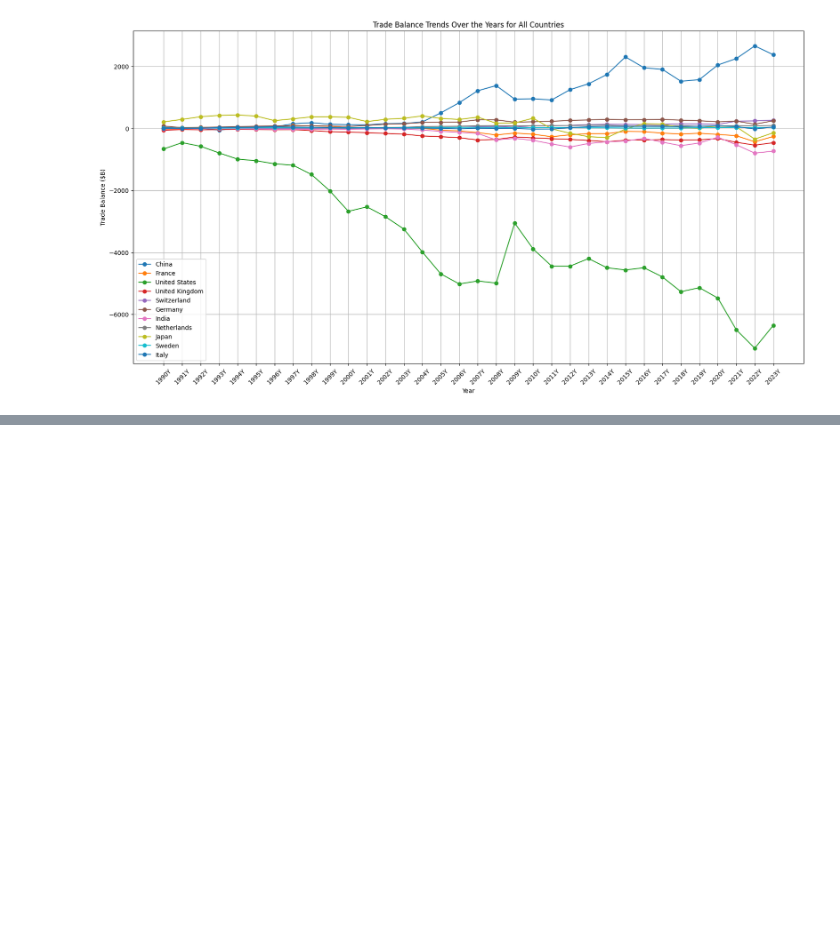
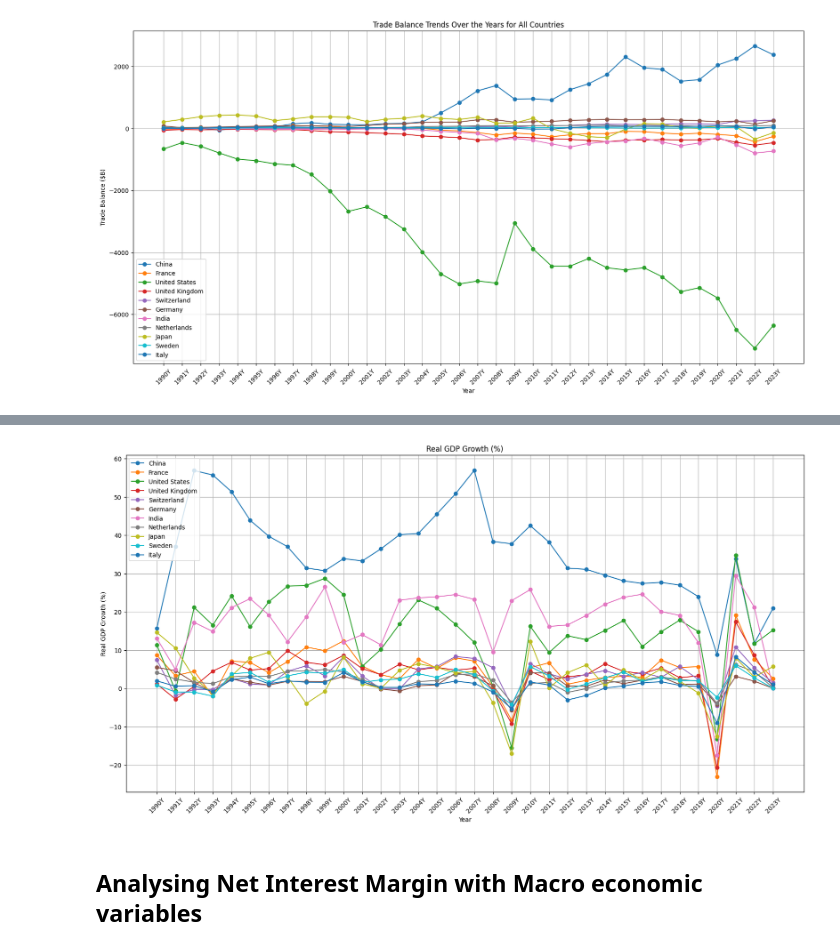
Before and after one commit to Ravi-kjain84/Articles, a Jupyter notebook: GSIB_02.ipynb, the cells around one changed output, grey strips where cells are left out. Saved outputs shown, nothing was run; the diff lists cells and outputs as text; code cells hidden in the pictures; blank space fills up the shorter version.

```diff
--- a/GSIB_02.ipynb
+++ b/GSIB_02.ipynb
@@ -68,0 +89,22 @@ plt.show()
+# %%
+# Prepare a plot for Real GDP trends for all countries
+plt.figure(figsize=(20, 10))
+
+# Plot Real GDP trends for each country
+for country in countries:
+    country_real_gdp_data = df[df['Country'] == country]
+    country_real_gdp_trends = country_real_gdp_data.groupby('Year_Id')['Real GDP Growth (%)'].sum().reset_index()
+    plt.plot(country_real_gdp_trends['Year_Id'], country_real_gdp_trends['Real GDP Growth (%)'], marker='o', label=country)
+
+# Add title and labels
+plt.title('Real GDP Growth (%)')
+plt.xlabel('Year')
+plt.ylabel('Real GDP Growth (%)')
+plt.xticks(rotation=45)
+plt.legend()
+plt.grid(True)
+plt.show()
+# %% [output]
+[figure, added]
+# %% [markdown]
+## Analysing Net Interest Margin with Macro economic variables
```
Also changed, not shown: parts of 3 cells of this notebook.
